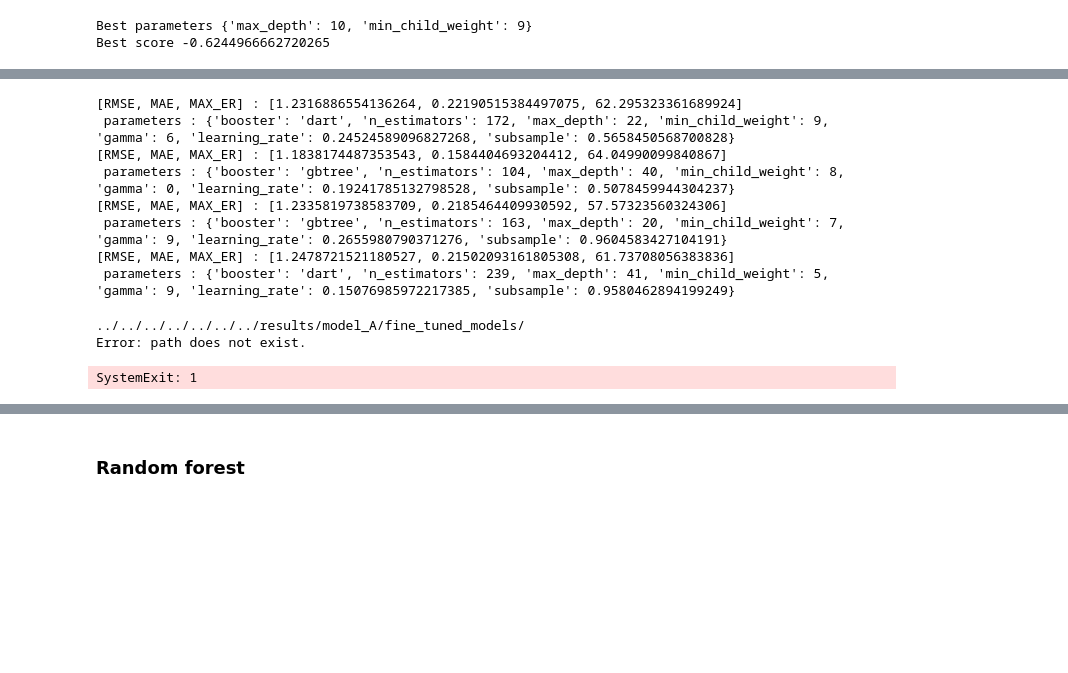
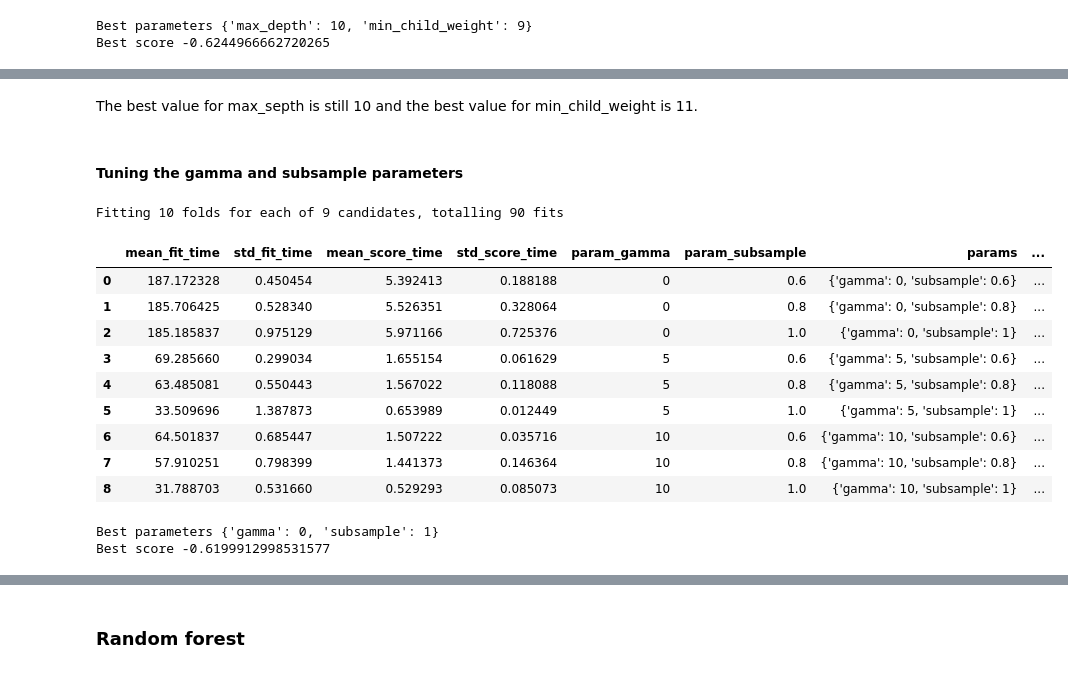
Before and after one commit to anpirott/thesis, a Jupyter notebook: notebooks/ML/method_ML/model_A/fine_tuned_models/MIST/Base/fine_tuned_models.ipynb, the cells around one changed output, grey strips where cells are left out. Cells and saved outputs as stored; diff of their text form; code cells hidden in the pictures; blank space fills up the shorter version.

```diff
--- a/notebooks/ML/method_ML/model_A/fine_tuned_models/MIST/Base/fine_tuned_models.ipynb
+++ b/notebooks/ML/method_ML/model_A/fine_tuned_models/MIST/Base/fine_tuned_models.ipynb
@@ -170,7 +211,7 @@ cv_params = {'max_depth': [10, 30, 50],
              'min_child_weight': [3, 6, 9]
             }
 
-gscv_xgb_2 = GridSearchCV(XGBRegressor(n_estimators=600
+gscv_xgb_3 = GridSearchCV(XGBRegressor(n_estimators=600
                                        ),
                           param_grid = cv_params,
                           scoring = scoring,
@@ -180,12 +221,8 @@ gscv_xgb_2 = GridSearchCV(XGBRegressor(n_estimators=600
                           refit="neg_root_mean_squared_error"
 )
 
-gscv_xgb_2.fit(X_train,y_train)
-df_2 = pd.DataFrame.from_dict(gscv_xgb_2.cv_results_)
-pd.set_option('display.max_columns', None)
-display(df_2)
-print(f"Best parameters {gscv_xgb_2.best_params_}")
-print(f"Best score {gscv_xgb_2.best_score_}")
+gscv_xgb_3.fit(X_train,y_train)
+display_grid_search(gscv_xgb_3)
 # %% [output]
 Fitting 10 folds for each of 9 candidates, totalling 90 fits
 |  | mean_fit_time | std_fit_time | mean_score_time | std_score_time | param_max_depth | param_min_child_weight | ... |
@@ -288,24 +277,39 @@ KeyboardInterrupt:
-# %%
-for trial in study_XGB.best_trials:
-    print(f"[RMSE, MAE, MAX_ER] : {trial.values} \n parameters : {trial.params}")
-# %% [output]
-[RMSE, MAE, MAX_ER] : [1.2316886554136264, 0.22190515384497075, 62.295323361689924]
- parameters : {'booster': 'dart', 'n_estimators': 172, 'max_depth': 22, 'min_child_weight': 9, 'gamma': 6, 'learning_rate': 0.24524589096827268, 'subsample': 0.5658450568700828}
-[RMSE, MAE, MAX_ER] : [1.1838174487353543, 0.1584404693204412, 64.04990099840867]
- parameters : {'booster': 'gbtree', 'n_estimators': 104, 'max_depth': 40, 'min_child_weight': 8, 'gamma': 0, 'learning_rate': 0.19241785132798528, 'subsample': 0.5078459944304237}
-[RMSE, MAE, MAX_ER] : [1.2335819738583709, 0.2185464409930592, 57.57323560324306]
- parameters : {'booster': 'gbtree', 'n_estimators': 163, 'max_depth': 20, 'min_child_weight': 7, 'gamma': 9, 'learning_rate': 0.2655980790371276, 'subsample': 0.9604583427104191}
-[RMSE, MAE, MAX_ER] : [1.2478721521180527, 0.21502093161805308, 61.73708056383836]
- parameters : {'booster': 'dart', 'n_estimators': 239, 'max_depth': 41, 'min_child_weight': 5, 'gamma': 9, 'learning_rate': 0.15076985972217385, 'subsample': 0.9580462894199249}
-# %%
-# [RMSE, MAE, MAX_ER] : [1.2316886554136264, 0.22190515384497075, 62.295323361689924]
-#  parameters : {'booster': 'dart', 'n_estimators': 172, 'max_depth': 22, 'min_child_weight': 9, 'gamma': 6, 'learning_rate': 0.24524589096827268, 'subsample': 0.5658450568700828}
-best_params_XGB = {'booster': 'dart', 'n_estimators': 172, 'max_depth': 22, 'min_child_weight': 9, 'gamma': 6, 'learning_rate': 0.24524589096827268, 'subsample': 0.5658450568700828}
-
-print(path_to_results)
-xgb_evaluator = Model_evaluator("XGBoost", path=path_to_results, physical_model=physical_model, output_parameters=["mass", "radius"])
-xgb_evaluator.evaluate_Kfold_results(XGBRegressor, X_train, y_train, path_to_predictions, tag, random_state=12, override=True, use_preds=False, **best_params_XGB, n_jobs=10)
-# %% [output]
-../../../../../../../results/model_A/fine_tuned_models/
-Error: path does not exist.
-SystemExit: 1
+# %% [markdown]
+The best value for max_septh is still 10 and the best value for min_child_weight is 11.
+# %% [markdown]
+#### Tuning the gamma and subsample parameters
+# %%
+scoring = ["neg_root_mean_squared_error", "neg_mean_absolute_error"] # RMSE and MAE
+
+cv_params = {'gamma': [0, 5, 10],
+             'subsample': [0.6, 0.8, 1]
+            }
+
+gscv_xgb_5 = GridSearchCV(XGBRegressor(n_estimators=600,
+                                       max_depth=10,
+                                       min_child_weight=11
+                                       ),
+                          param_grid = cv_params,
+                          scoring = scoring,
+                          cv = 10,
+                          verbose = 2,
+                          n_jobs = 10,
+                          refit="neg_root_mean_squared_error"
+)
+
+gscv_xgb_5.fit(X_train,y_train)
+display_grid_search(gscv_xgb_5)
+# %% [output]
+Fitting 10 folds for each of 9 candidates, totalling 90 fits
+|  | mean_fit_time | std_fit_time | mean_score_time | std_score_time | param_gamma | param_subsample | params | ... |
+| 0 | 187.172328 | 0.450454 | 5.392413 | 0.188188 | 0 | 0.6 | {'gamma': 0, 'subsample': 0.6} | ... |
+| 1 | 185.706425 | 0.528340 | 5.526351 | 0.328064 | 0 | 0.8 | {'gamma': 0, 'subsample': 0.8} | ... |
+| 2 | 185.185837 | 0.975129 | 5.971166 | 0.725376 | 0 | 1.0 | {'gamma': 0, 'subsample': 1} | ... |
+| 3 | 69.285660 | 0.299034 | 1.655154 | 0.061629 | 5 | 0.6 | {'gamma': 5, 'subsample': 0.6} | ... |
+| 4 | 63.485081 | 0.550443 | 1.567022 | 0.118088 | 5 | 0.8 | {'gamma': 5, 'subsample': 0.8} | ... |
+| 5 | 33.509696 | 1.387873 | 0.653989 | 0.012449 | 5 | 1.0 | {'gamma': 5, 'subsample': 1} | ... |
+| 6 | 64.501837 | 0.685447 | 1.507222 | 0.035716 | 10 | 0.6 | {'gamma': 10, 'subsample': 0.6} | ... |
+| 7 | 57.910251 | 0.798399 | 1.441373 | 0.146364 | 10 | 0.8 | {'gamma': 10, 'subsample': 0.8} | ... |
+| 8 | 31.788703 | 0.531660 | 0.529293 | 0.085073 | 10 | 1.0 | {'gamma': 10, 'subsample': 1} | ... |
+Best parameters {'gamma': 0, 'subsample': 1}
+Best score -0.6199912998531577
```
Also changed, not shown: parts of 16 cells of this notebook, 3 other files.
